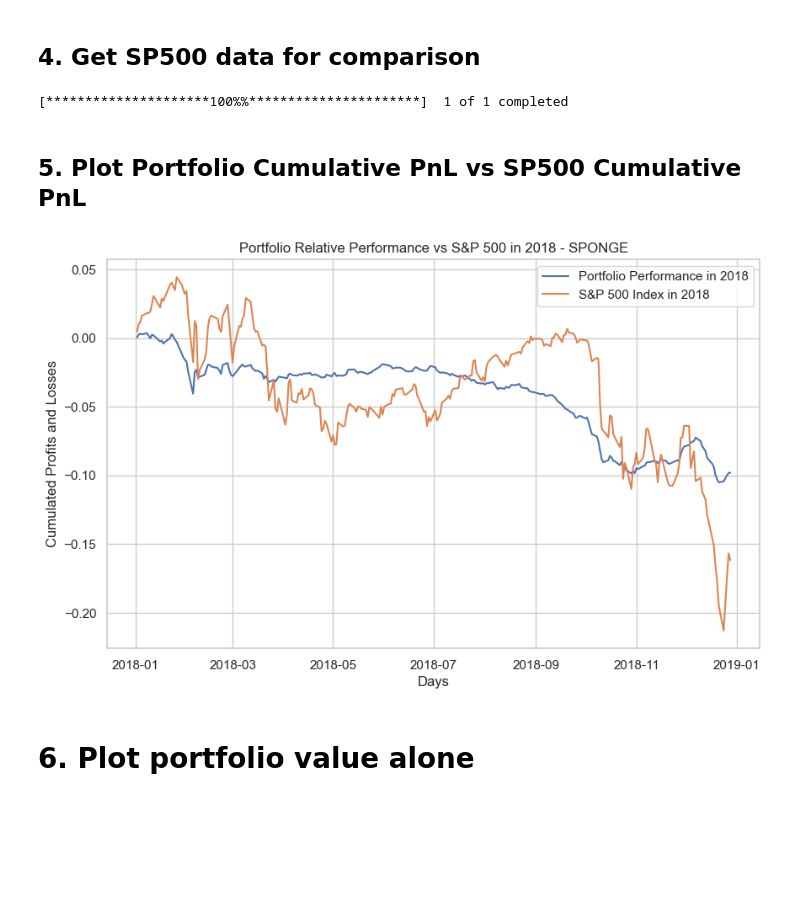
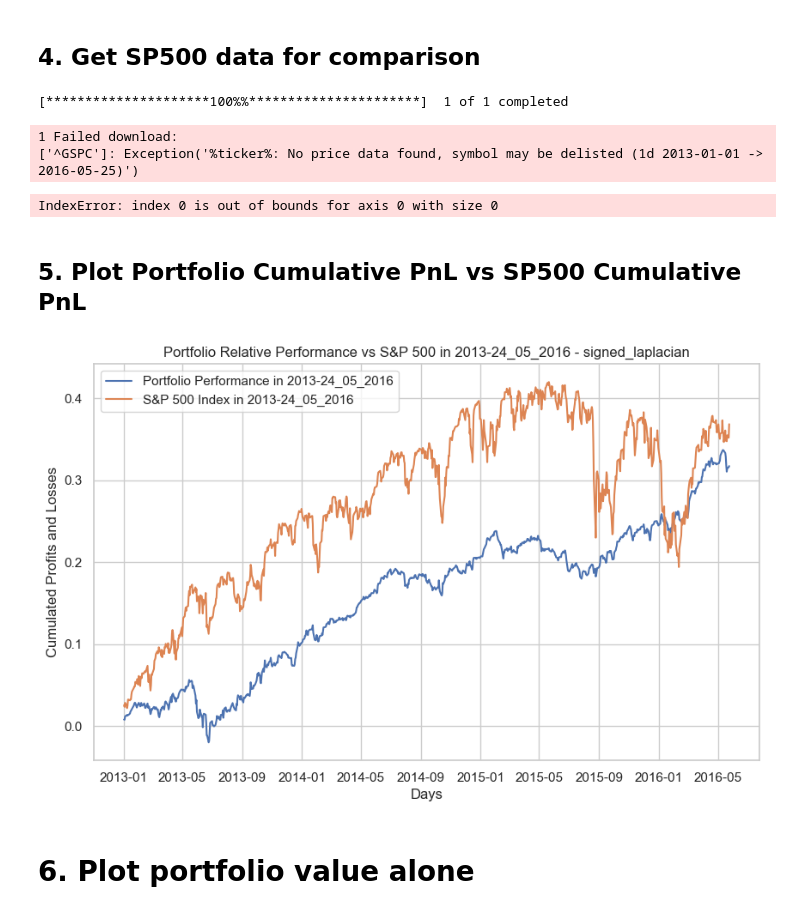
Before and after one commit to MohamedKeteb/Portfolio_clustering_project, a Jupyter notebook: Code/Pipeline.ipynb, the cells around one changed output. Saved outputs shown, nothing was run; the diff lists cells and outputs as text; code cells hidden in the pictures; blank space fills up the shorter version.

```diff
--- a/Code/Pipeline.ipynb
+++ b/Code/Pipeline.ipynb
@@ -28,17 +28,16 @@ import warnings
 warnings.filterwarnings("ignore") ## so that there are no polluting warnings as output of this cell
 
 ##################################################################### PARAMETERS #####################################################################
-lookback_window_0 = [4444, 4524] ## year 2018
-number_of_clusters = 40
+lookback_window_0 = [2816, 3016] ## year 2012-2013 ==> 3016:3265
+number_of_clusters = 38
 sigma = 10e-2
-clustering_method = 'SPONGE'
+clustering_method = 'signed_laplacian'
 number_of_repetition = 20
 number_of_window=50
 evaluation_window = 5
-eta_values = np.linspace(0.001, 0.02, 20)
-np.set_printoptions(precision=4, suppress=True)
+eta = 0.01
 ######################################################################################################################################################
 
 
-overall_return, PnL, portfolio_value, daily_PnL = process.sliding_window(df_cleaned=df_cleaned, lookback_window_0=lookback_window_0, number_of_clusters=number_of_clusters, sigma=sigma, clustering_method=clustering_method, number_of_repetition=number_of_repetition, number_of_window=number_of_window, evaluation_window=evaluation_window, eta=0.01)
+overall_return, PnL, portfolio_value, daily_PnL = process.sliding_window(df_cleaned=df_cleaned, lookback_window_0=lookback_window_0, number_of_clusters=number_of_clusters, sigma=sigma, clustering_method=clustering_method, number_of_repetition=number_of_repetition, number_of_window=number_of_window, evaluation_window=evaluation_window, eta=eta)
 # %% [output]
@@ -83,36 +85,38 @@ df_PnL.to_csv(f'PnL_{year}_{clustering_method}_{evaluation_window}.csv', index=F
 # %% [markdown]
 ## 4. Get SP500 data for comparison
 # %%
-start_date = '2018-01-01'
-end_date = '2018-12-31'
+start_date = '2013-01-01'
+end_date = '2016-05-25'
 
 sp500_PnL = process.get_sp500_PnL(start_date, end_date)
 # %% [output]
 [*********************100%%**********************]  1 of 1 completed
+1 Failed download:
+['^GSPC']: Exception('%ticker%: No price data found, symbol may be delisted (1d 2013-01-01 -> 2016-05-25)')
+IndexError: index 0 is out of bounds for axis 0 with size 0
 # %% [markdown]
 ## 5. Plot Portfolio Cumulative PnL vs SP500 Cumulative PnL
 # %%
 import matplotlib.pyplot as plt
 import seaborn as sns
 
-year = '2018'
 # Calculate the cumulative returns
 portfolio_cumulative = pd.DataFrame(index = sp500_PnL.index, columns=[f'Portfolio Performance in {year}'], data=PnL)
 
 # Set Seaborn style
 sns.set(style="whitegrid")
 
 # Plot the relative performance using Seaborn
 plt.figure(figsize=(10, 6))
 sns.lineplot(data=portfolio_cumulative)
 sns.lineplot(data=sp500_PnL.cumsum(), label=f'S&P 500 Index in {year}')
 plt.xlabel('Days')
 plt.ylabel('Cumulated Profits and Losses')
 plt.title(f'Portfolio Relative Performance vs S&P 500 in {year} - {clustering_method}')
 plt.legend()
 plt.show()
 # %% [output]
-[figure, old version]
+[figure, new version]
 # %% [markdown]
 # 6. Plot portfolio value alone
 # %%
```
Also changed, not shown: parts of 8 cells of this notebook, 41 other files.
